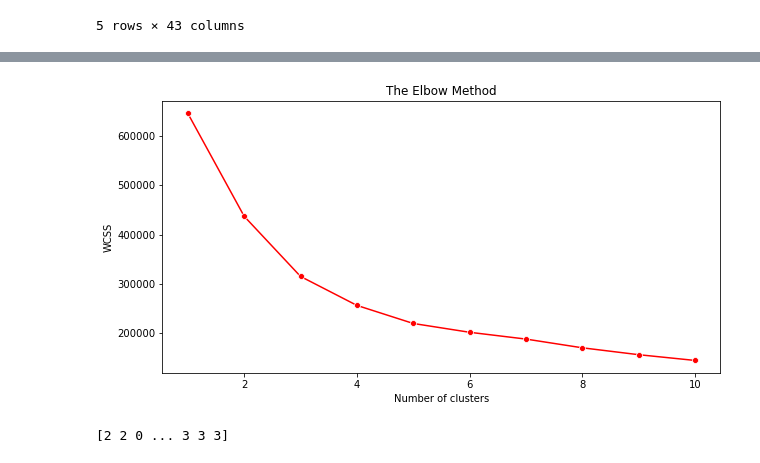
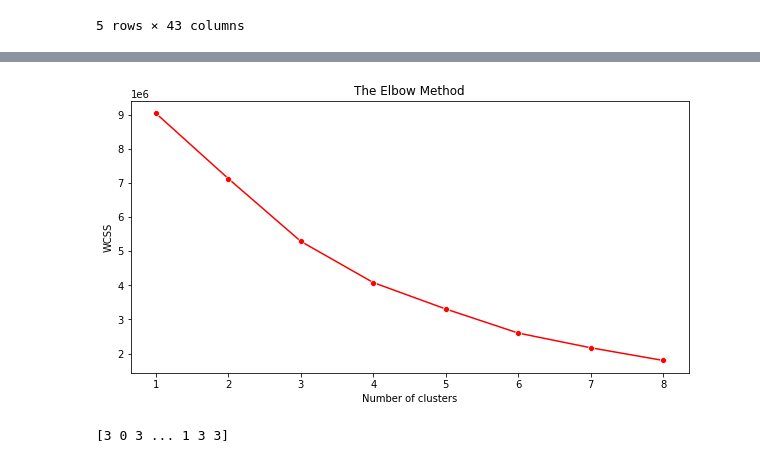
Before and after one commit to aren-kab/CDI-Capstone, a Jupyter notebook: IPUMSexploratoin.ipynb, the cells around one changed output, grey strips where cells are left out. Drawn from its saved outputs; the diff is of its cells as text; code cells hidden in the pictures.

```diff
--- a/IPUMSexploratoin.ipynb
+++ b/IPUMSexploratoin.ipynb
@@ -169,5 +153,5 @@ print(joined2019.columns.get_loc("ProspNeigh"))
 # %%
-X = joined2019.iloc[:, [41,15,42,21,39,57,59,58,60]]
+X = dfCDI.iloc[:, [41,15,42,21,39]]
 # %%
 X.shape
 # %% [output]
@@ -175 +159,5 @@ X.shape
+# %%
+scaler=StandardScaler()
+scalerNum = scaler.fit(X)
+Xstd = scalerNum.transform(X)
 # %%
@@ -221,0 +181,3 @@ X.describe()
+# %%
+dfX = pd.DataFrame(Xstd, columns=['affrentbin','OWNERSHP','EDUCbin','CIHISPEED','TRANTIME'])
+dfX.describe()
@@ -222,22 +194,25 @@ X.describe()
 # %%
 wcss = []
-for i in range(1, 11):
+for i in range(1,9):
     kmeans = KMeans(n_clusters = i, init = 'k-means++', random_state = 42)
-    kmeans.fit(X)
+    kmeans.fit(dfX)
     # inertia method returns wcss for that model
     wcss.append(kmeans.inertia_)
+    #cluster_labels = kmeans.fit_predict(dfX)
+    #silhouette_avg = silhouette_score(dfX, cluster_labels)
+    #print("For n_clusters = {},".format(i)+" the average silhouette_score is :{}".format(silhouette_avg))
 # %%
 plt.figure(figsize=(10,5))
-sns.lineplot(range(1, 11), wcss,marker='o',color='red')
+sns.lineplot(range(1,9), wcss,marker='o',color='red')
 plt.title('The Elbow Method')
 plt.xlabel('Number of clusters')
 plt.ylabel('WCSS')
 plt.show()
 # %% [output]
-[figure, old version]
+[figure, new version]
 # %%
-kmeans = KMeans(n_clusters = 5, init = 'k-means++', random_state = 42)
-kmeans.fit(X)
+kmeans = KMeans(n_clusters = 6, init = 'k-means++', random_state = 42)
+kmeans.fit(dfX)
 print(kmeans.labels_)
 # %% [output]
-[2 2 0 ... 3 3 3]
+[3 0 3 ... 1 3 3]
```
Also changed, not shown: parts of 19 cells of this notebook.
